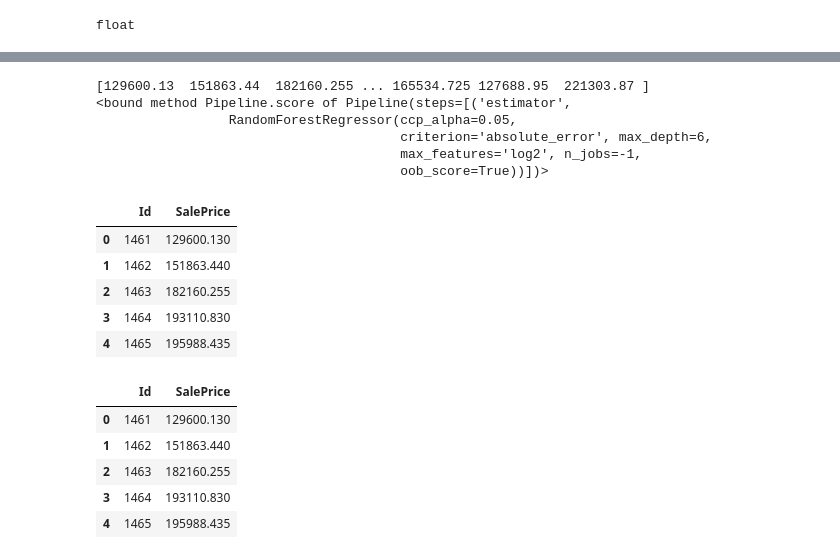
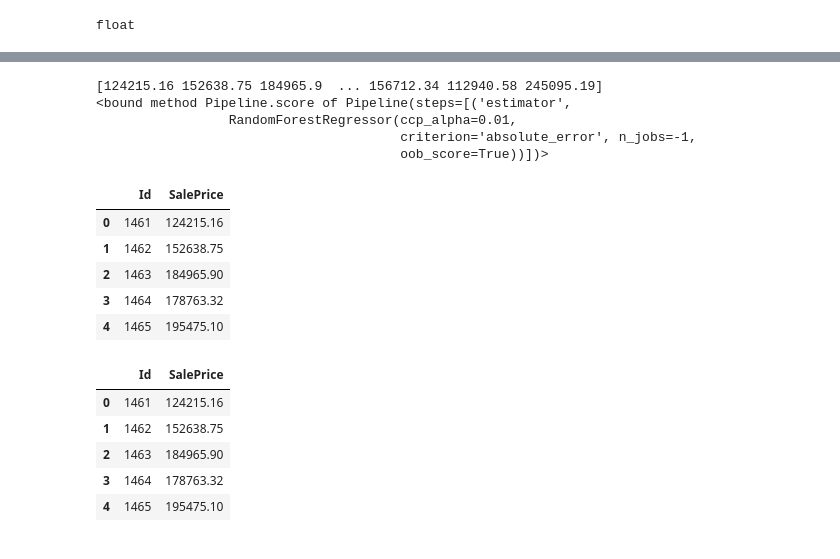
Before and after one commit to Kacper-W-Kozdon/kaggle-houses-pricing, a Jupyter notebook: notebook0706d609ae.ipynb, the cells around one changed output, grey strips where cells are left out. Cells and saved outputs as stored; diff of their text form; code cells hidden in the pictures.

```diff
--- a/notebook0706d609ae.ipynb
+++ b/notebook0706d609ae.ipynb
@@ -231,44 +231,43 @@ class TreeClassifier():
                 self.pipeline = pipe
             else:
                 #pipe = Pipeline([("pca", PCA()), ("fs", SelectFromModel(self.classifierFS, prefit = False, max_features = self.max_features)), ("estimator", RandomForestClassifier(max_depth=6, n_jobs = -1))])
-                pipe = Pipeline([("estimator", RandomForestRegressor(n_estimators = 100, ccp_alpha = 0.05, max_depth = 6, oob_score = True, max_features = "log2", n_jobs = -1, criterion = "absolute_error"))])
+                pipe = Pipeline([("estimator", RandomForestRegressor(n_estimators = 100, ccp_alpha = 0.01, oob_score = True, n_jobs = -1, criterion = "absolute_error"))])
                 pipe.fit(Xpipe, Y)
                 self.pipeline = pipe
         else:
             pipe = self.pipeline
             self.predictions = pipe.predict(Xpipe)
             print(self.predictions)
         return self
 
 XTrain, YTrain = data_prep(train, trainDict, replace = 1)
 XTest = data_prep(test, trainDict, test = 1, replace = 1)
 Tree = TreeClassifier()
 #Tree.train(XTrain, YTrain)
 #Tree.plt()
 #Tree.pred(XTest, YTrain)
 Tree.pipe(XTrain, YTrain, forest = 1)
 Tree.pipe(XTest, train = 0, forest = 1)
 print(Tree.pipeline.score)
 test_file_path = "../input/house-prices-advanced-regression-techniques/test.csv"
 test_data = pd.read_csv(test_file_path)
 ids = test_data.pop('Id')
 preds = Tree.predictions
 output = pd.DataFrame({'Id': ids,
                        'SalePrice': preds.squeeze()})
 output.head()
 # %% [output]
-[129600.13  151863.44  182160.255 ... 165534.725 127688.95  221303.87 ]
+[124215.16 152638.75 184965.9  ... 156712.34 112940.58 245095.19]
 <bound method Pipeline.score of Pipeline(steps=[('estimator',
-                 RandomForestRegressor(ccp_alpha=0.05,
-                                       criterion='absolute_error', max_depth=6,
-                                       max_features='log2', n_jobs=-1,
+                 RandomForestRegressor(ccp_alpha=0.01,
+                                       criterion='absolute_error', n_jobs=-1,
                                        oob_score=True))])>
 |  | Id | SalePrice |
-| 0 | 1461 | 129600.130 |
-| 1 | 1462 | 151863.440 |
-| 2 | 1463 | 182160.255 |
-| 3 | 1464 | 193110.830 |
-| 4 | 1465 | 195988.435 |
+| 0 | 1461 | 124215.16 |
+| 1 | 1462 | 152638.75 |
+| 2 | 1463 | 184965.90 |
+| 3 | 1464 | 178763.32 |
+| 4 | 1465 | 195475.10 |
 # %%
 # To rewrite: try to put everything into a pipeline: https://scikit-learn.org/stable/modules/feature_selection.html#feature-selection
 # %%
@@ -278,8 +277,8 @@ sample_submission_df.to_csv('/kaggle/working/submission.csv', index=False)
 sample_submission_df.head()
 # %% [output]
 |  | Id | SalePrice |
-| 0 | 1461 | 129600.130 |
-| 1 | 1462 | 151863.440 |
-| 2 | 1463 | 182160.255 |
-| 3 | 1464 | 193110.830 |
-| 4 | 1465 | 195988.435 |
+| 0 | 1461 | 124215.16 |
+| 1 | 1462 | 152638.75 |
+| 2 | 1463 | 184965.90 |
+| 3 | 1464 | 178763.32 |
+| 4 | 1465 | 195475.10 |
```
Also changed, not shown: parts of 3 cells of this notebook.
